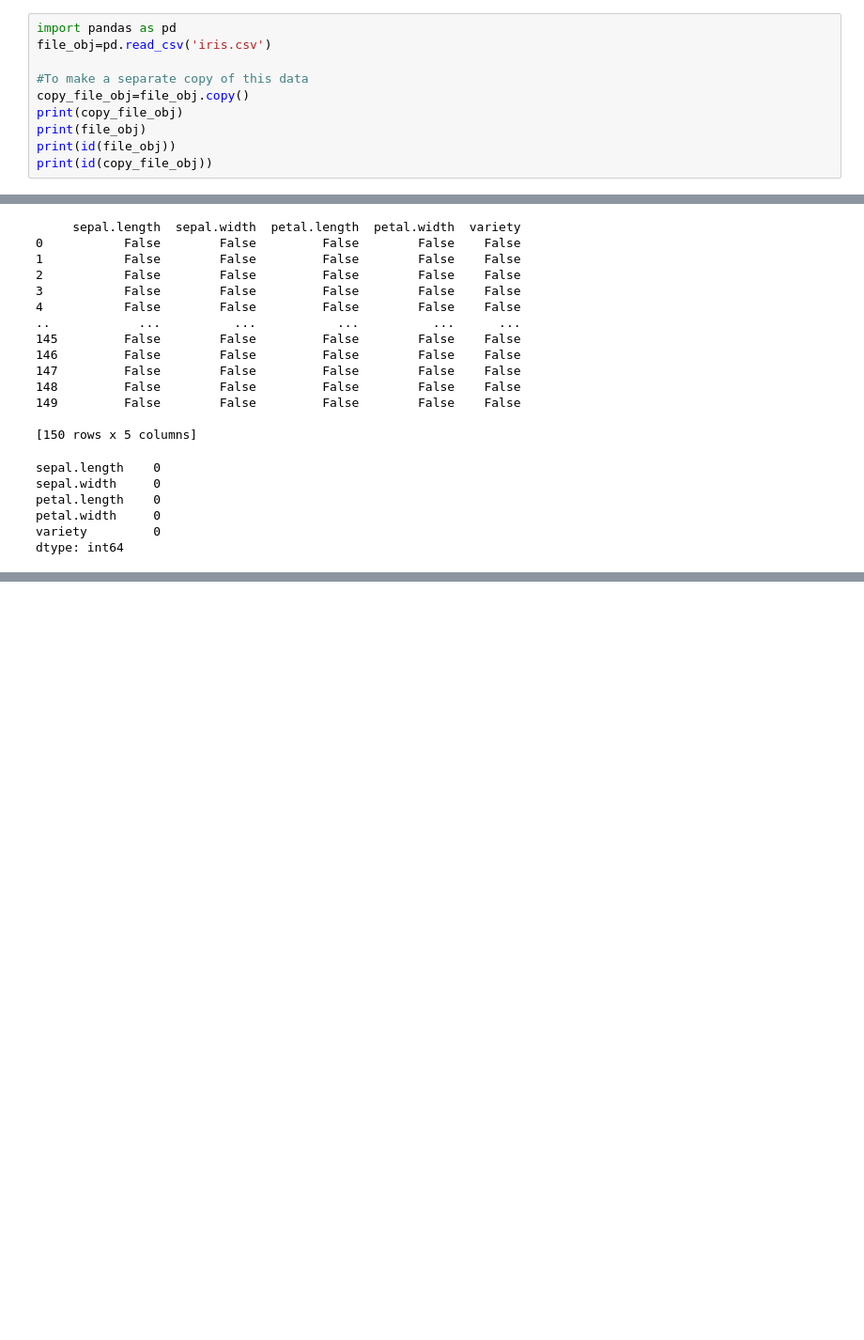
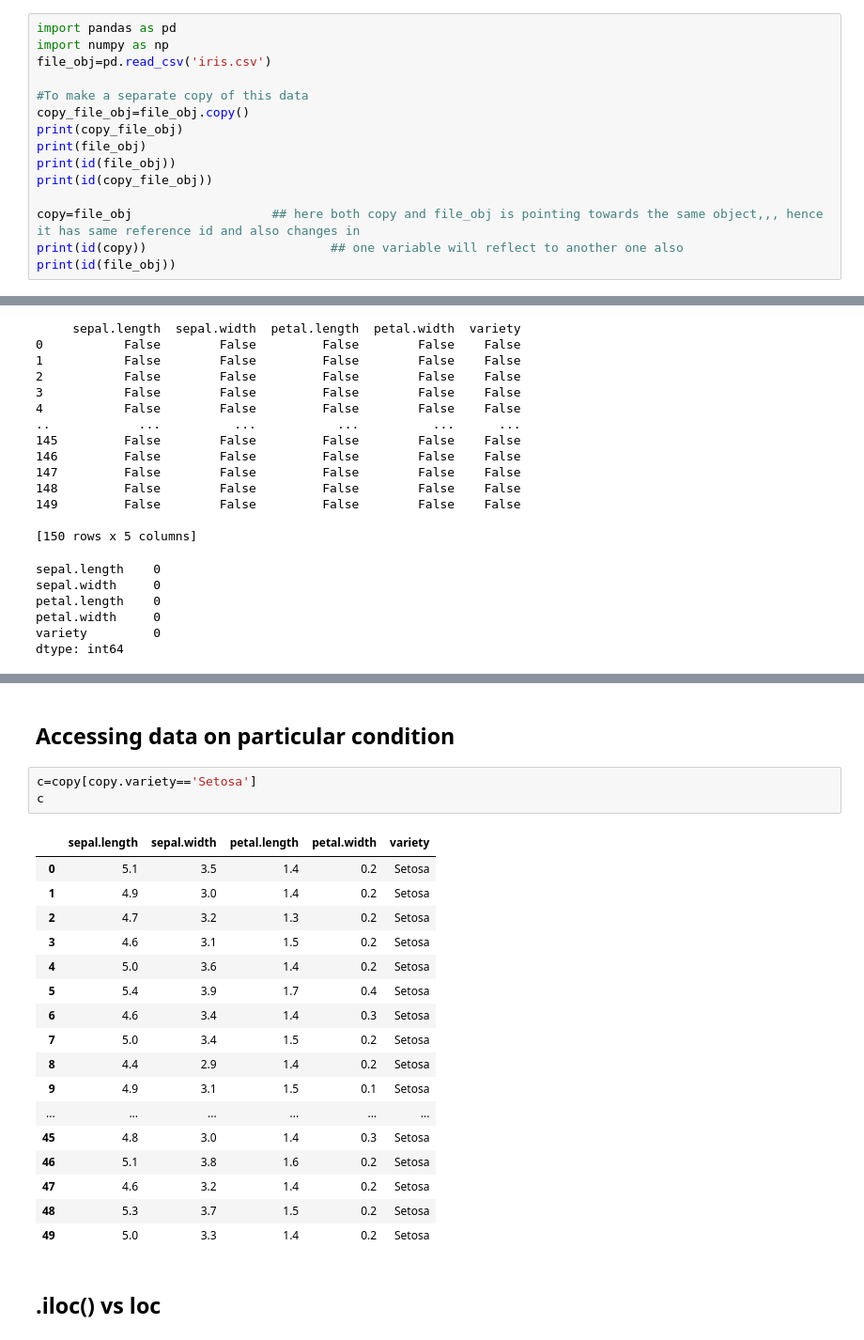
Before and after one commit to Vishal-Nishad/Machine-Learning, a Jupyter notebook: 12. Pandas/12. Pandas.ipynb, the cells around one changed output, grey strips where cells are left out. Shown: that part at 94% size. Drawn from its saved outputs; the diff is of its cells as text; blank space fills up the shorter version.

```diff
--- a/12. Pandas/12. Pandas.ipynb
+++ b/12. Pandas/12. Pandas.ipynb
@@ -1,5 +1,6 @@
 # %%
 import pandas as pd
+import numpy as np
 file_obj=pd.read_csv('iris.csv')
 
 #To make a separate copy of this data
@@ -8,6 +9,10 @@ print(copy_file_obj)
 print(file_obj)
 print(id(file_obj))
 print(id(copy_file_obj))
+
+copy=file_obj                   ## here both copy and file_obj is pointing towards the same object,,, hence it has same reference id and also changes in
+print(id(copy))                         ## one variable will reflect to another one also
+print(id(file_obj))
 # %% [output]
      sepal.length  sepal.width  petal.length  petal.width    variety
 0             5.1          3.5           1.4          0.2     Setosa
@@ -106,0 +163,25 @@ dtype: int64
+# %% [markdown]
+## Accessing data on particular condition
+# %%
+c=copy[copy.variety=='Setosa']
+c
+# %% [output]
+|  | sepal.length | sepal.width | petal.length | petal.width | variety |
+| 0 | 5.1 | 3.5 | 1.4 | 0.2 | Setosa |
+| 1 | 4.9 | 3.0 | 1.4 | 0.2 | Setosa |
+| 2 | 4.7 | 3.2 | 1.3 | 0.2 | Setosa |
+| 3 | 4.6 | 3.1 | 1.5 | 0.2 | Setosa |
+| 4 | 5.0 | 3.6 | 1.4 | 0.2 | Setosa |
+| 5 | 5.4 | 3.9 | 1.7 | 0.4 | Setosa |
+| 6 | 4.6 | 3.4 | 1.4 | 0.3 | Setosa |
+| 7 | 5.0 | 3.4 | 1.5 | 0.2 | Setosa |
+| 8 | 4.4 | 2.9 | 1.4 | 0.2 | Setosa |
+| 9 | 4.9 | 3.1 | 1.5 | 0.1 | Setosa |
+| ... | ... | ... | ... | ... | ... |
+| 45 | 4.8 | 3.0 | 1.4 | 0.3 | Setosa |
+| 46 | 5.1 | 3.8 | 1.6 | 0.2 | Setosa |
+| 47 | 4.6 | 3.2 | 1.4 | 0.2 | Setosa |
+| 48 | 5.3 | 3.7 | 1.5 | 0.2 | Setosa |
+| 49 | 5.0 | 3.3 | 1.4 | 0.2 | Setosa |
+# %% [markdown]
+## .iloc() vs loc
```
Also changed, not shown: parts of 17 cells of this notebook.
